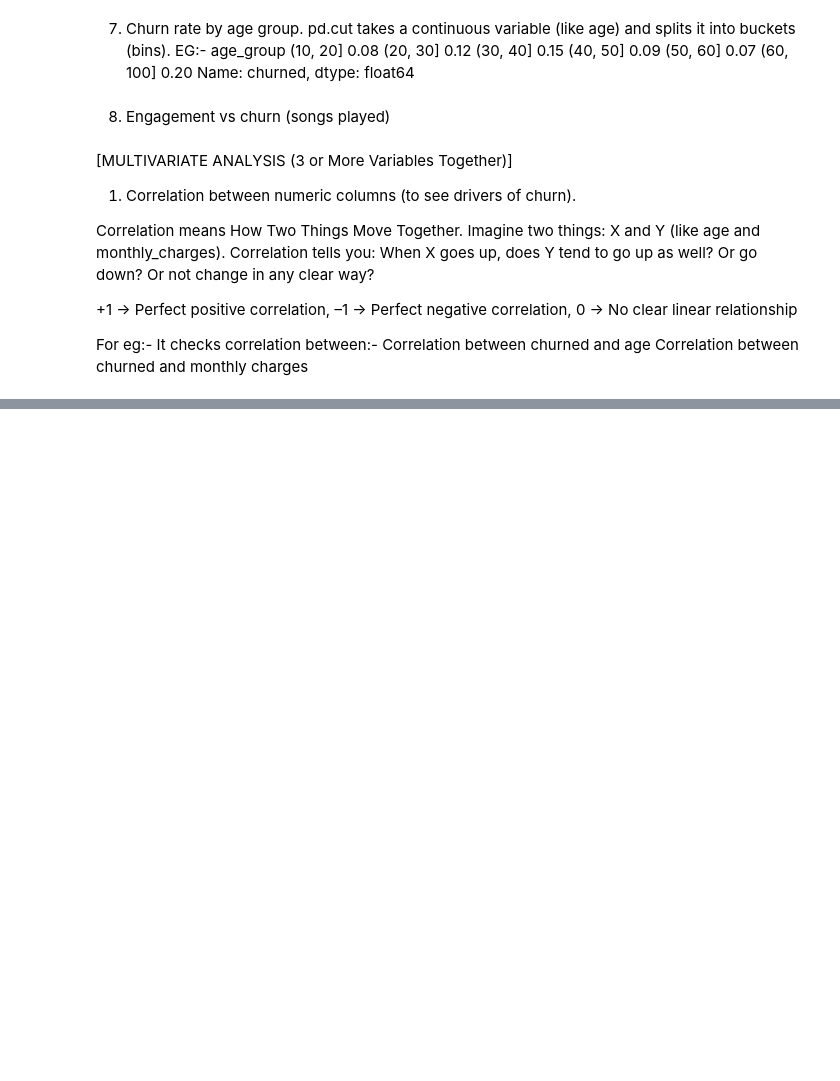
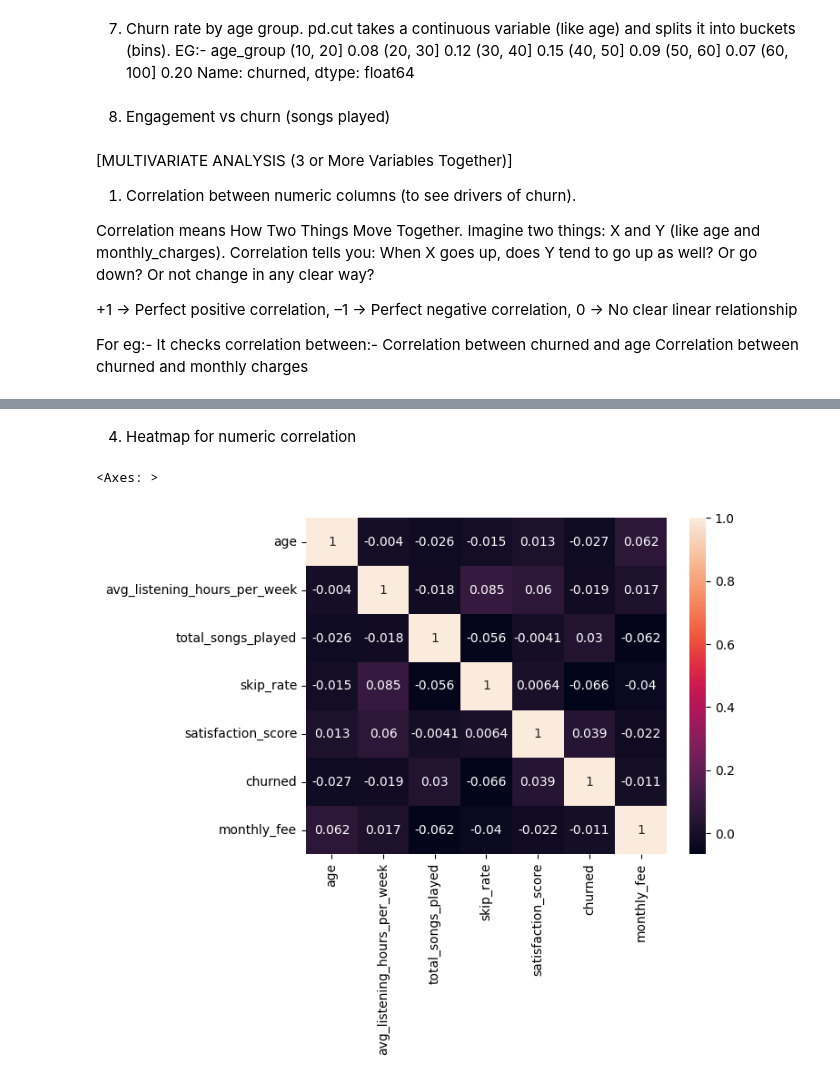
Before and after one commit to Garima-Shrestha/DataSprint, a Jupyter notebook: datawave.ipynb, the cells around one changed output, grey strips where cells are left out. Drawn from its saved outputs; the diff is of its cells as text; code cells hidden in the pictures; blank space fills up the shorter version.

```diff
--- a/datawave.ipynb
+++ b/datawave.ipynb
@@ -256,0 +279,8 @@ df.corr(numeric_only=True)['churned'].sort_values(ascending=False)
+# %% [markdown]
+4. Heatmap for numeric correlation
+# %%
+import seaborn as sns
+sns.heatmap(df.corr(numeric_only=True), annot=True)
+# %% [output]
+<Axes: >
+[figure, added]
```
Also changed, not shown: parts of 12 cells of this notebook.
